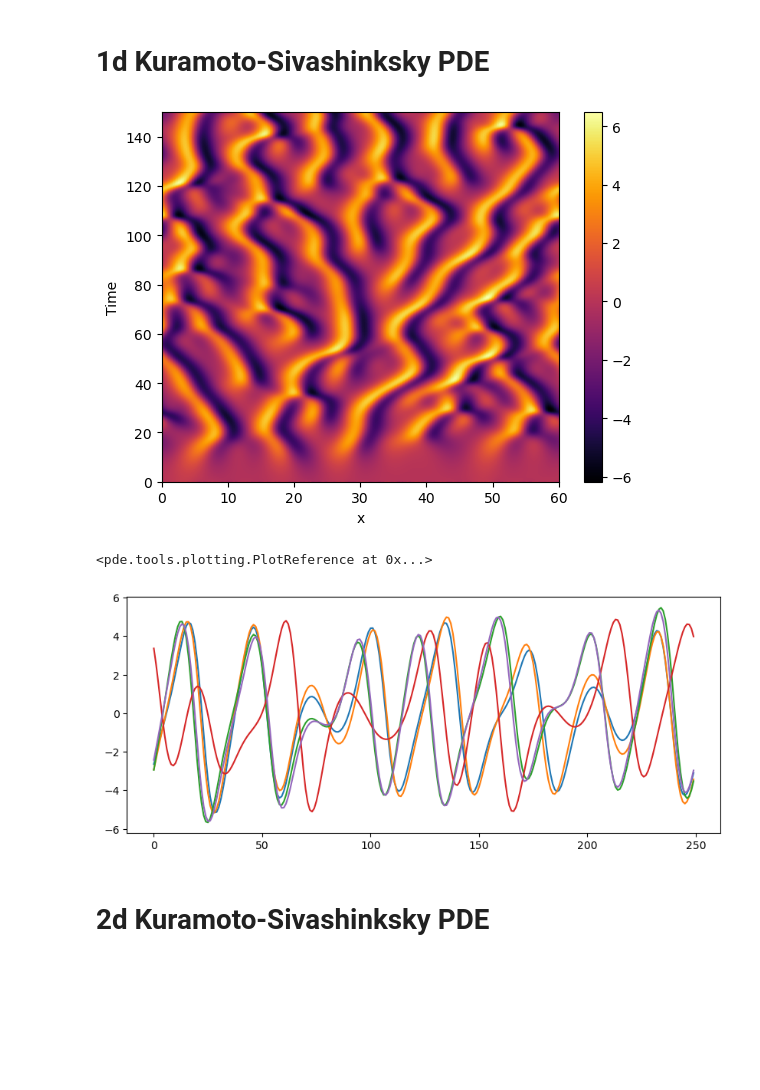
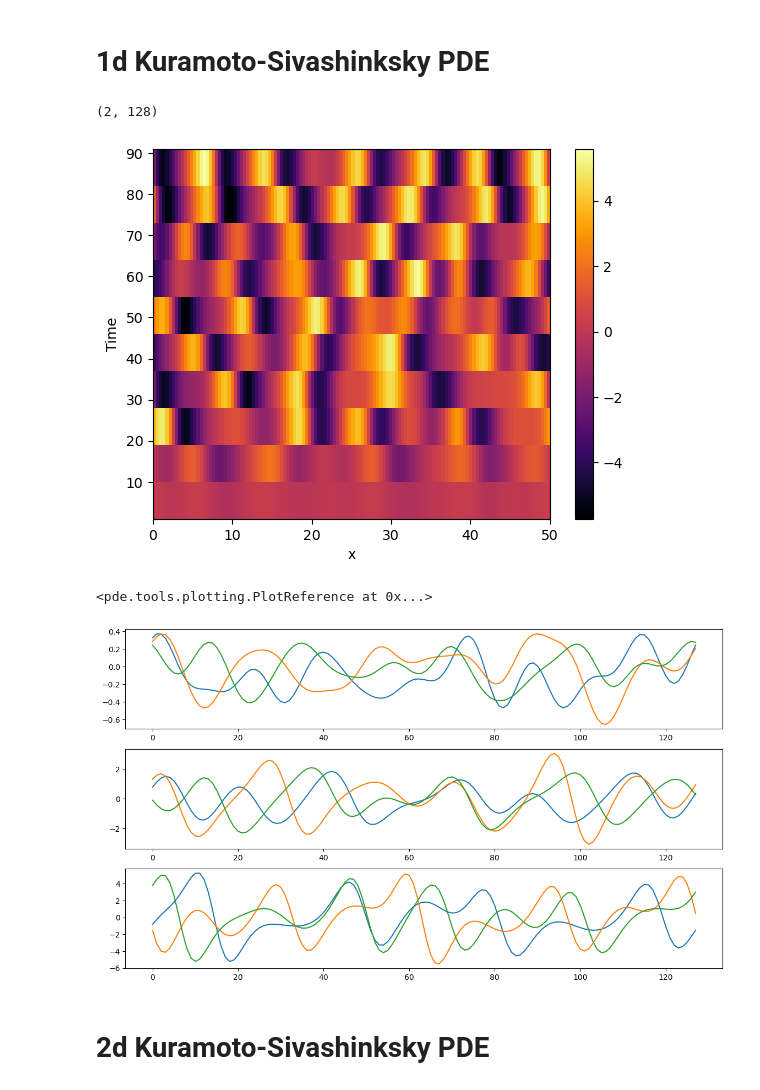
Before and after one commit to cbuelt/pfno, a Jupyter notebook: pde.ipynb, the cells around one changed output. Saved outputs shown, nothing was run; the diff lists cells and outputs as text; code cells hidden in the pictures; blank space fills up the shorter version.

```diff
--- a/pde.ipynb
+++ b/pde.ipynb
@@ -103,40 +32,51 @@ plt.plot(burgers_1d["a"][1000,:])
+# %%
+result_array.shape
+# %% [output]
+(2, 128)
 # %%
-L = 250
+L = 128
+n_sim = 3
+n_steps = [i*10+1 for i in range(15)]
 # make 1D grid
-grid = pde.CartesianGrid([(0, 60)], [L], periodic=True)
-
-# initial condition: random field
-state = pde.ScalarField.random_uniform(grid, vmin=-1, vmax=1)
+grid = pde.CartesianGrid([(0, 50)], [L], periodic=True)
 
 # define Kuramoto-Sivashinksky PDE
 eq = pde.PDE({"u": "-u * d_dx(u) / 2 - laplace(u + laplace(u))"})
 
-# solve the system
-storage = pde.MemoryStorage()
-result = eq.solve(
-state,
-t_range=150,
-dt=0.001,
-adaptive=True,
-tracker=["progress", storage.tracker(0.1)],
-)
+res = np.zeros((n_sim, len(n_steps), L))
+
+for n in range(n_sim):
+    # solve the system
+    storage = pde.MemoryStorage()
+    # initial condition: random field
+    state = pde.ScalarField.random_uniform(grid, vmin=-1, vmax=1)
+    result = eq.solve(
+    state,
+    t_range=150,
+    dt=0.001,
+    adaptive=True,
+    tracker=[storage.tracker(n_steps)],
+    )
+    res[n] = np.array(storage.data)
+
+np.save("data/ks_1d_data.npy", res)
 # %%
 # plot the time evolution of the system
 pde.plot_kymograph(storage, cmap = "inferno")
 # %% [output]
-[figure, old version]
+[figure, new version]
 <pde.tools.plotting.PlotReference at 0x...>
 # %%
 # Plot random time slices
-n = 1500
-n_plot = np.random.randint(0,n,5)
-data_array = np.array(storage.data)[n_plot,:]
+n_plot = np.random.randint(0,n_sim,3)
 
-fig, axs = plt.subplots(figsize=(10, 4))
+fig, axs = plt.subplots(3,1, figsize=(14, 8))
 for i, x in enumerate(n_plot):
-    axs.plot(data_array[i], label=f"t={x}")
+    axs[0].plot(res[i, 0], label=f"t={1*10}h")
+    axs[1].plot(res[i, 1], label=f"t={10*10}h")
+    axs[2].plot(res[i, 2], label=f"t={50*10}h")
 # %% [output]
-[figure, old version]
+[figure, new version]
 # %% [markdown]
 # 2d Kuramoto-Sivashinksky PDE
 # %%
```
Also changed, not shown: parts of 14 cells of this notebook, 4 other files.
